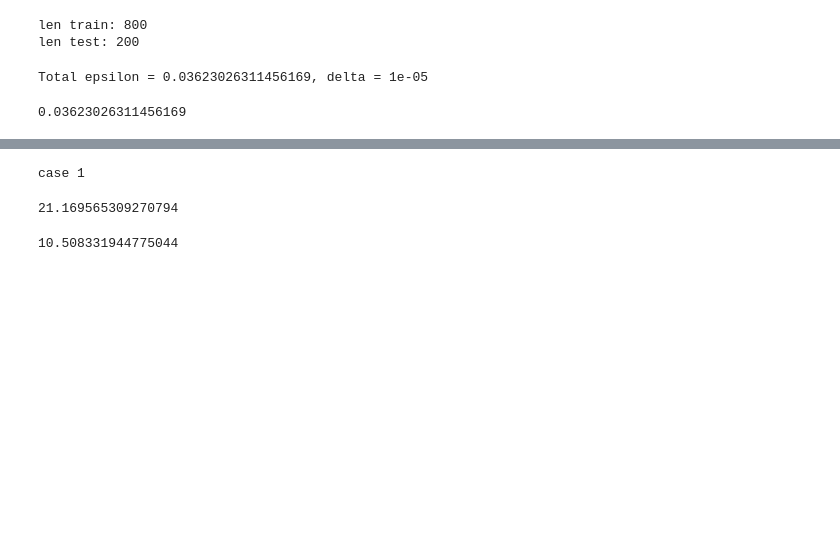
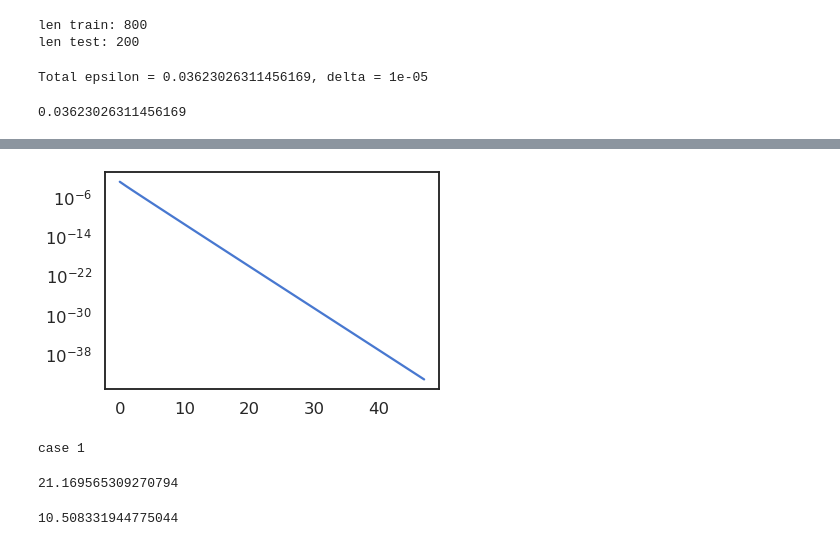
Before and after one commit to twosixlabs/csl, a Jupyter notebook: experiments/immediate_sensitivity/Median Gradients Synthetic Classification.ipynb, the cells around one changed output, grey strips where cells are left out. Cells and saved outputs as stored; diff of their text form; code cells hidden in the pictures; blank space fills up the shorter version.

```diff
--- a/experiments/immediate_sensitivity/Median Gradients Synthetic Classification.ipynb
+++ b/experiments/immediate_sensitivity/Median Gradients Synthetic Classification.ipynb
@@ -261,3 +300,19 @@ Total epsilon = 0.006303045702134472, delta = 1e-05
+# %%
+def simulate_epsilon(t):
+    alpha = 5000
+    sens = 0.1
+    sigma_sq = np.exp(t) * 0.1
+    epsilon_iter = 0.0001
+    gamma = alpha*(np.exp(t) - 1) + 1
+    #gamma = alpha*(1 - np.exp(-t)) + 1
+    lhs = (sens**2) / (2*gamma*(sigma_sq))
+    rhs = (t**2) / (4*(gamma**2))
+    return alpha * (lhs + rhs)
+# %%
+plt.plot([simulate_epsilon(t) for t in range(2, 50)])
+plt.yscale('log')
+# %% [output]
+[figure, added]
 # %%
 def convert_tcdp(rho, omega, delta):
     if np.log(1/delta) <= rho*(omega - 1)**2:
```
Also changed, not shown: parts of 8 cells of this notebook, 1 other file.
